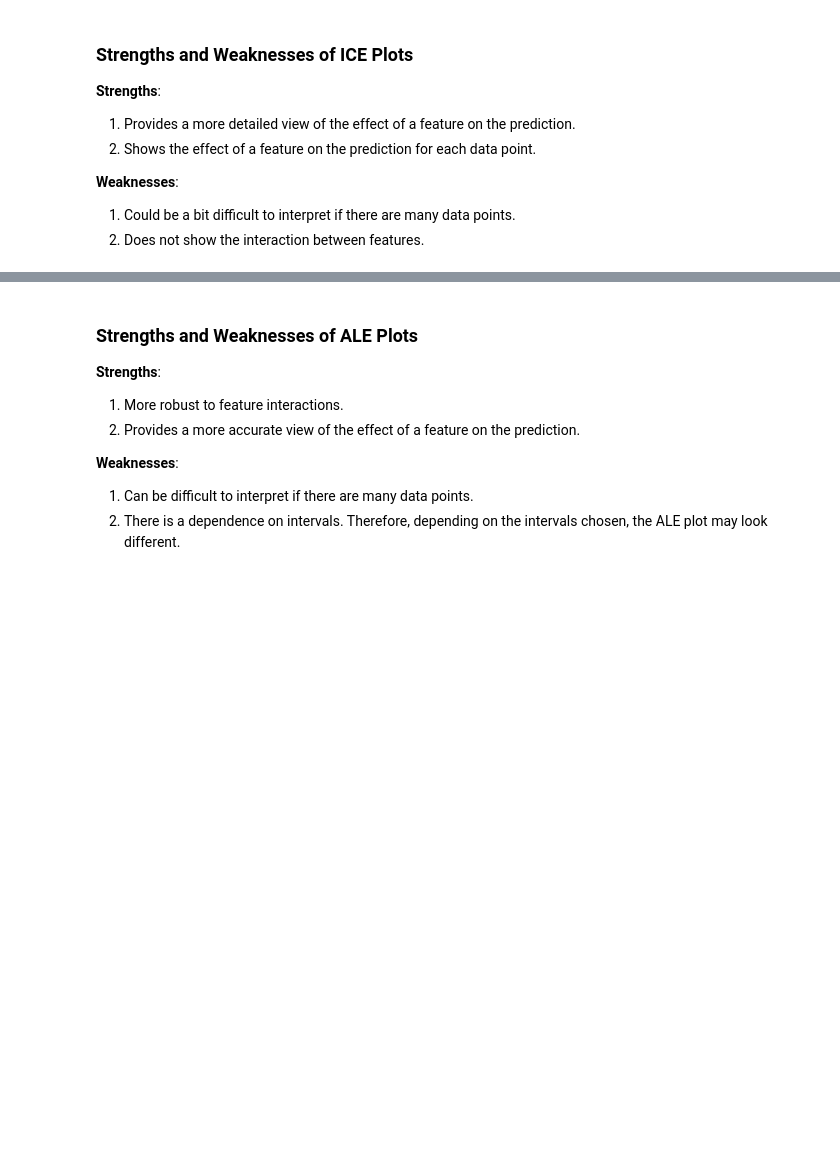
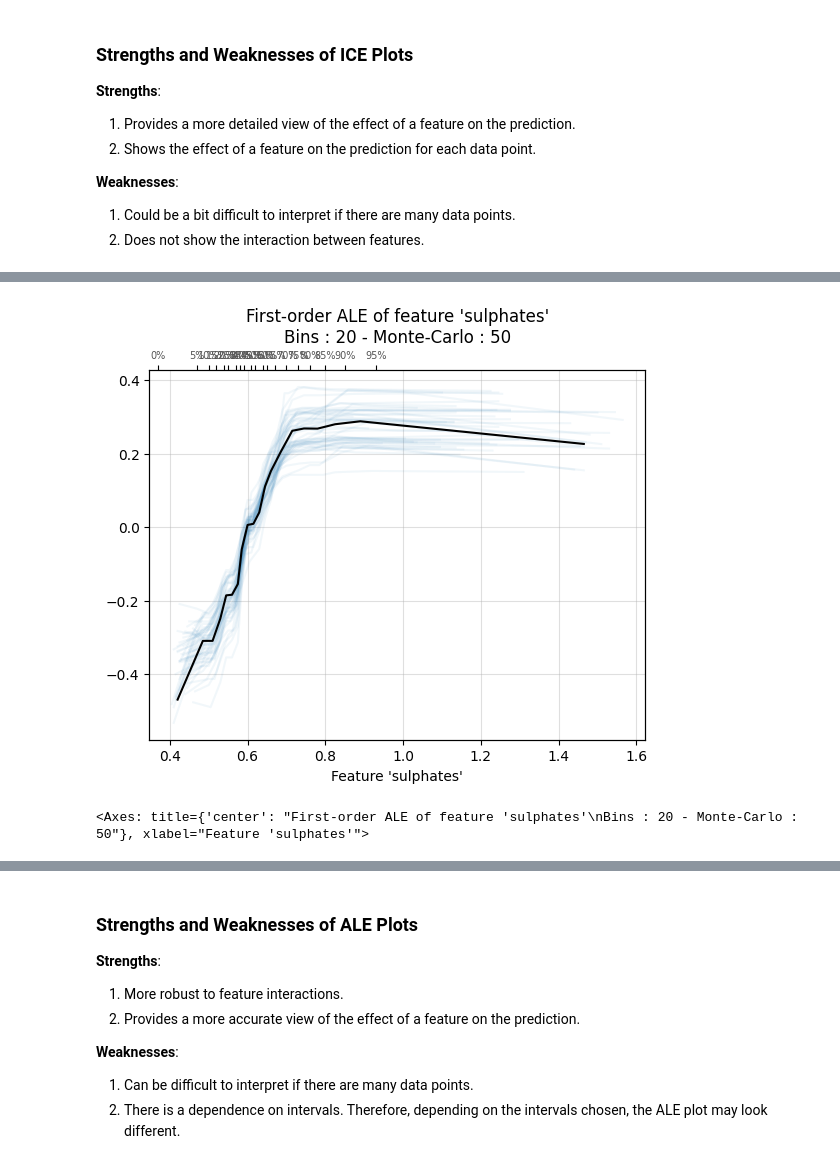
Before and after one commit to AaryaDesai1/PDP_ICE_ALE, a Jupyter notebook: PDP_ALE.ipynb, the cells around one changed output, grey strips where cells are left out. Cells and saved outputs as stored; diff of their text form; code cells hidden in the pictures; blank space fills up the shorter version.

```diff
--- a/PDP_ALE.ipynb
+++ b/PDP_ALE.ipynb
@@ -247,0 +250,5 @@ Here, I also used a monte carlo method to calculate the ALE plot, which is a mor
+# %%
+ale_plot(model, X_train, features=['sulphates'], bins=20, monte_carlo=True)
+# %% [output]
+[figure, added]
+<Axes: title={'center': "First-order ALE of feature 'sulphates'\nBins : 20 - Monte-Carlo : 50"}, xlabel="Feature 'sulphates'">
```
Also changed, not shown: parts of 20 cells of this notebook.
